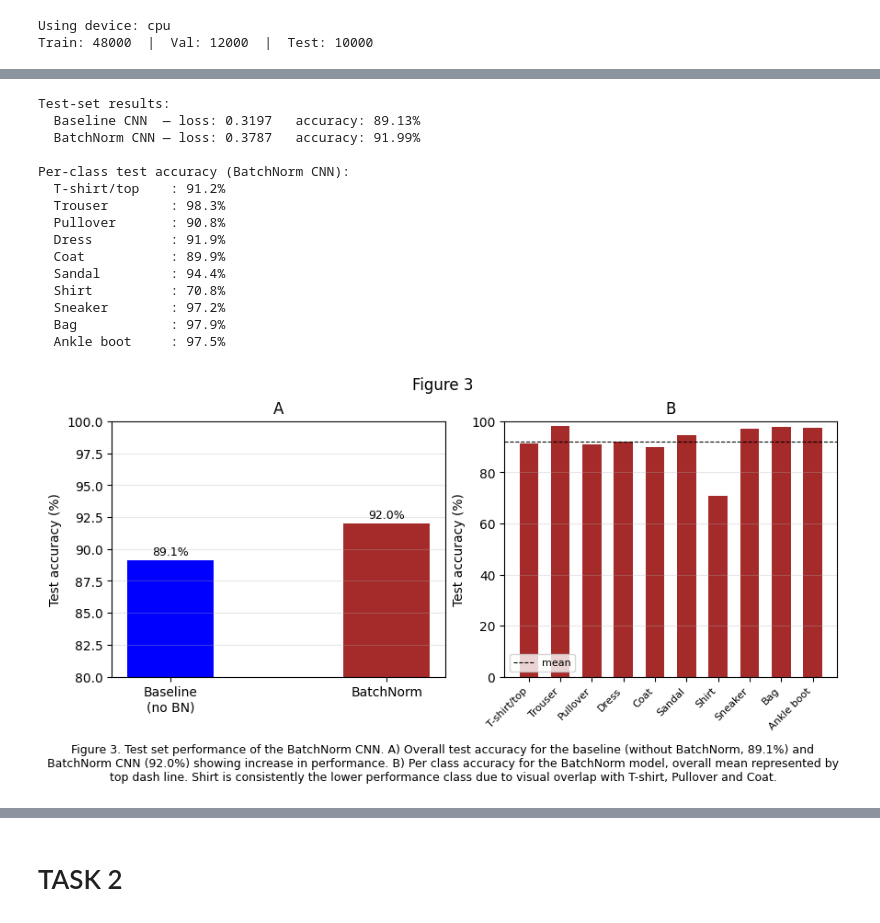
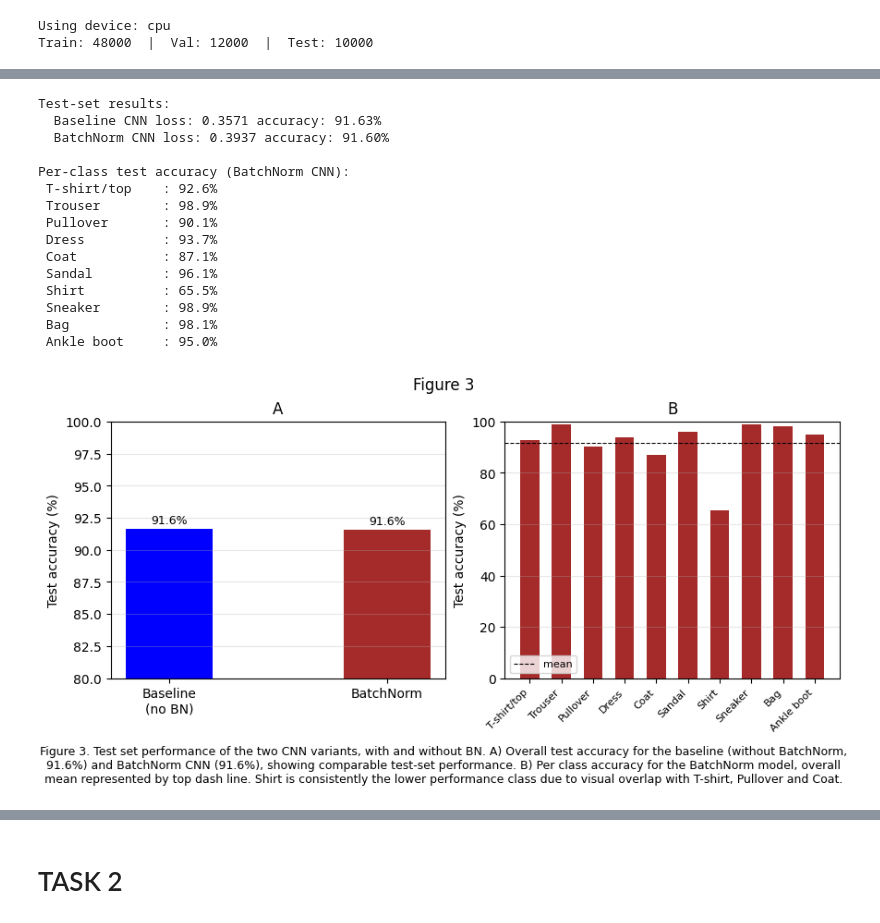
Before and after one commit to Noah-To/NN-Draft, a Jupyter notebook: 283284.ipynb, the cells around one changed output, grey strips where cells are left out. Cells and saved outputs as stored; diff of their text form; code cells hidden in the pictures.

```diff
--- a/283284.ipynb
+++ b/283284.ipynb
@@ -577,9 +579,9 @@ axs[1].axhline(test_acc_bn * 100, color='black', linestyle='--', linewidth=0.8,
 axs[1].legend(fontsize=8)
 axs[1].grid(True, axis='y', alpha=0.3)
 
-txt = (f"Figure 3. Test set performance of the BatchNorm CNN. "
+txt = (f"Figure 3. Test set performance of the two CNN variants, with and without BN. "
        f"A) Overall test accuracy for the baseline (without BatchNorm, {test_acc_bl*100:.1f}%) "
-       f"and BatchNorm CNN ({test_acc_bn*100:.1f}%) showing increase in performance. "
+       f"and BatchNorm CNN ({test_acc_bn*100:.1f}%), showing comparable test-set performance. "
        f"B) Per class accuracy for the BatchNorm model, overall mean represented by top dash line. "
        f"Shirt is consistently the lower performance class due to visual overlap with T-shirt, Pullover and Coat.")
 plt.figtext(0.5, -0.12, txt, wrap=True, horizontalalignment='center', fontsize=9)
@@ -599,43 +601,43 @@ im = ax.imshow(cm, interpolation='nearest', cmap='Blues')
 plt.colorbar(im, ax=ax, fraction=0.046, pad=0.04)
 
 thresh = cm.max() / 2.0
 for i in range(cm.shape[0]):
     for j in range(cm.shape[1]):
         ax.text(j, i, str(cm[i, j]),
                 ha='center', va='center', fontsize=8,
                 color='white' if cm[i, j] > thresh else 'black')
 
 tick_marks = np.arange(len(CLASSES))
 ax.set_xticks(tick_marks)
 ax.set_yticks(tick_marks)
 ax.set_xticklabels(CLASSES, rotation=45, ha='right', fontsize=8)
 ax.set_yticklabels(CLASSES, fontsize=8)
 ax.set_xlabel('Predicted label')
 ax.set_ylabel('True label')
 
 txt = ("Figure 4. 10x10 Confusion matrix for the BatchNorm CNN on the 10000 image test set. "
        "Rows are the true class, columns are the predicted class. "
        "Diagonal entries are correct predictions. "
        "The largest off-diagonal counts involve Shirt, which is confused with "
        "T-shirt/top, Pullover, and Coat garments.")
 plt.figtext(0.5, -0.22, txt, wrap=True, horizontalalignment='center', fontsize=9)
 
 plt.tight_layout()
 plt.show()
 # %% [output]
 Test-set results:
-  Baseline CNN  — loss: 0.3197   accuracy: 89.13%
-  BatchNorm CNN — loss: 0.3787   accuracy: 91.99%
+  Baseline CNN loss: 0.3571 accuracy: 91.63%
+  BatchNorm CNN loss: 0.3937 accuracy: 91.60%
 
 Per-class test accuracy (BatchNorm CNN):
-  T-shirt/top    : 91.2%
-  Trouser        : 98.3%
-  Pullover       : 90.8%
-  Dress          : 91.9%
-  Coat           : 89.9%
-  Sandal         : 94.4%
-  Shirt          : 70.8%
-  Sneaker        : 97.2%
-  Bag            : 97.9%
-  Ankle boot     : 97.5%
+ T-shirt/top    : 92.6%
+ Trouser        : 98.9%
+ Pullover       : 90.1%
+ Dress          : 93.7%
+ Coat           : 87.1%
+ Sandal         : 96.1%
+ Shirt          : 65.5%
+ Sneaker        : 98.9%
+ Bag            : 98.1%
+ Ankle boot     : 95.0%
-[figure, old version]
+[figure, new version]
```
Also changed, not shown: parts of 9 cells of this notebook.
